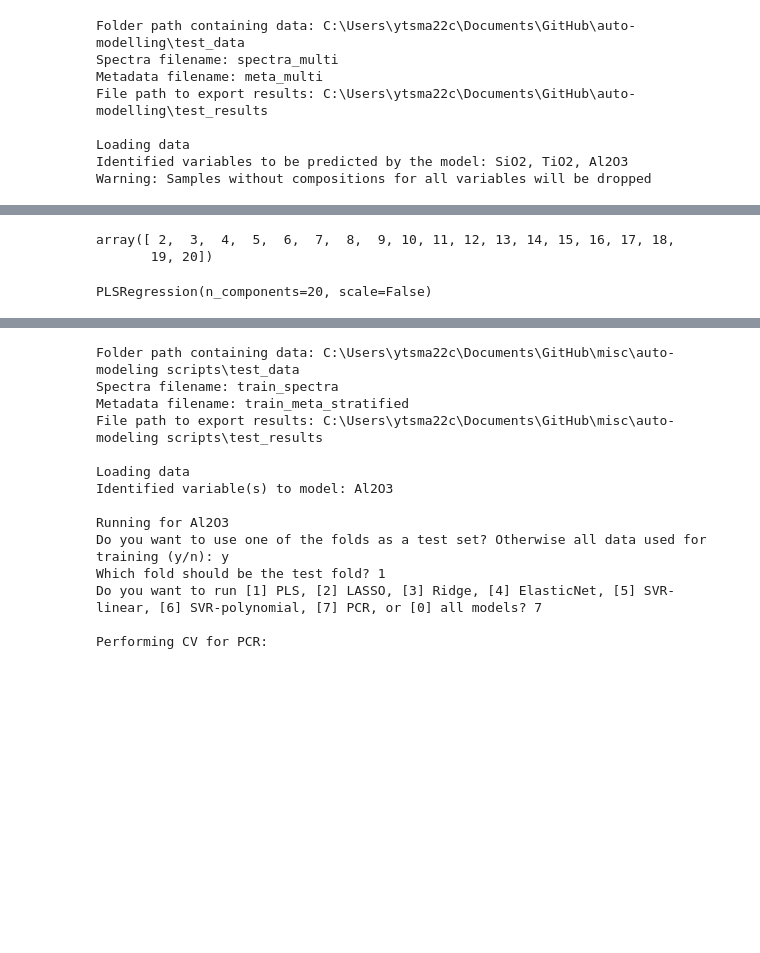
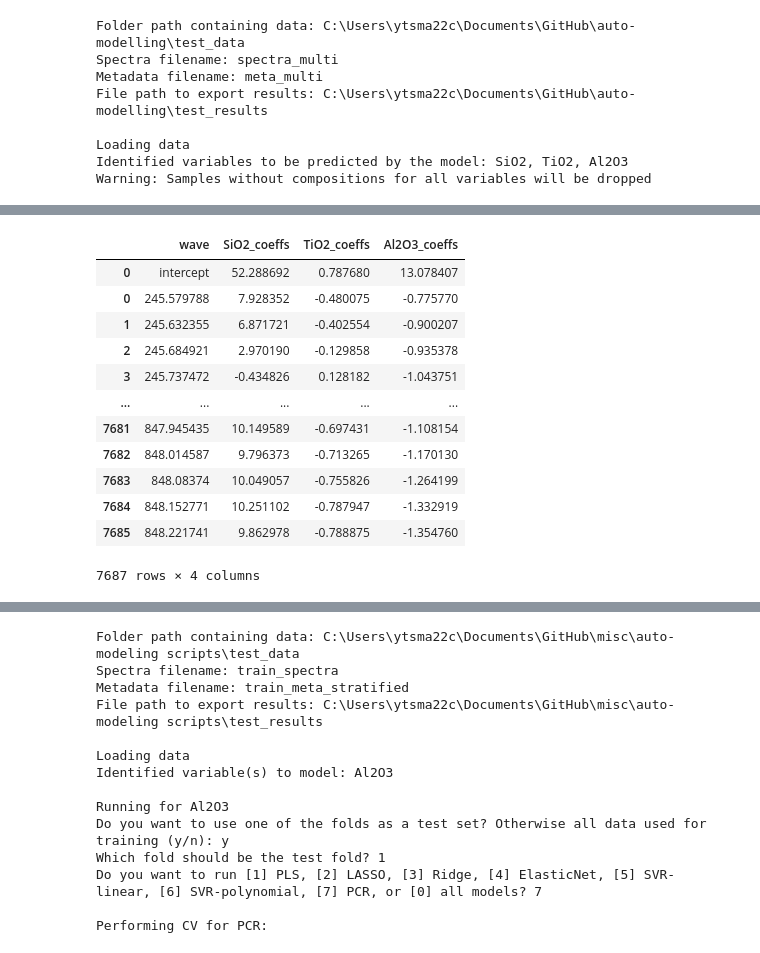
Before and after one commit to ytsmacr/caipy, a Jupyter notebook: Auto models workbook.ipynb, the cells around one changed output, grey strips where cells are left out. Cells and saved outputs as stored; diff of their text form; code cells hidden in the pictures; blank space fills up the shorter version.

```diff
--- a/Auto models workbook.ipynb
+++ b/Auto models workbook.ipynb
@@ -229,14 +229,6 @@ plt.show()
 # %%
-component_range
+train_meta = meta[(meta[fold_col] != -1) &
+                  (~meta[fold_col].isnull())]
+y_train = train_meta[var_to_run].values
+train_names = train_meta['pkey'].values
+X_train = select_spectra(spectra, train_names)
-# %% [output]
-array([ 2,  3,  4,  5,  6,  7,  8,  9, 10, 11, 12, 13, 14, 15, 16, 17, 18,
-       19, 20])
-# %%
-# select parameters of model with lowest rmsecv
-msecv = min(list(cv_dict.keys()))
-rmsecv = sqrt(msecv)
-component = cv_dict[msecv]
-model = PLSRegression(n_components = component, scale=False)
-print(f'\n\tLowest RMSE-CV of {round(rmsecv,2)} obtained from {component}-component model')
-# %% [output]
-PLSRegression(n_components=20, scale=False)
@@ -242,0 +242,16 @@ PLSRegression(n_components=20, scale=False)
+# %%
+coef_df
+# %% [output]
+|  | wave | SiO2_coeffs | TiO2_coeffs | Al2O3_coeffs |
+| 0 | intercept | 52.288692 | 0.787680 | 13.078407 |
+| 0 | 245.579788 | 7.928352 | -0.480075 | -0.775770 |
+| 1 | 245.632355 | 6.871721 | -0.402554 | -0.900207 |
+| 2 | 245.684921 | 2.970190 | -0.129858 | -0.935378 |
+| 3 | 245.737472 | -0.434826 | 0.128182 | -1.043751 |
+| ... | ... | ... | ... | ... |
+| 7681 | 847.945435 | 10.149589 | -0.697431 | -1.108154 |
+| 7682 | 848.014587 | 9.796373 | -0.713265 | -1.170130 |
+| 7683 | 848.08374 | 10.049057 | -0.755826 | -1.264199 |
+| 7684 | 848.152771 | 10.251102 | -0.787947 | -1.332919 |
+| 7685 | 848.221741 | 9.862978 | -0.788875 | -1.354760 |
+7687 rows × 4 columns
```
Also changed, not shown: parts of 13 cells of this notebook, 5 other files.
